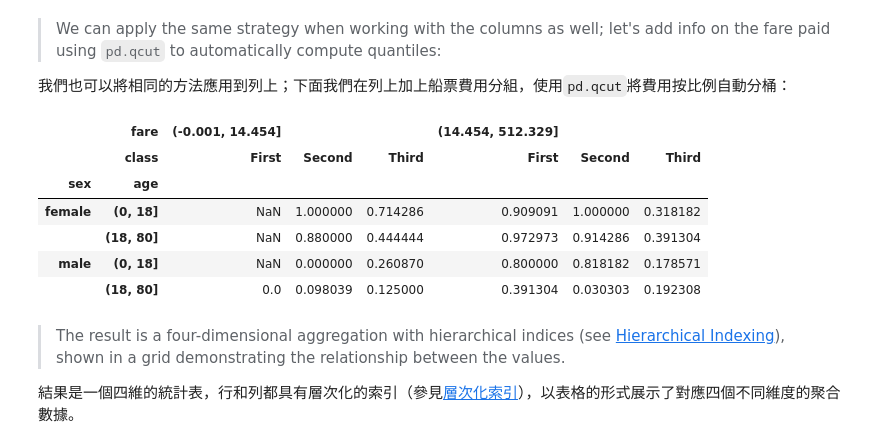
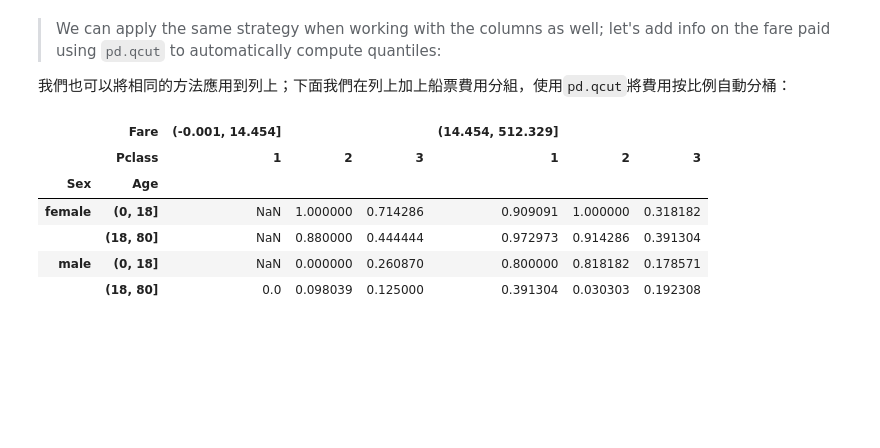
Before and after one commit to juck30808/PandasMaster, a Jupyter notebook: df-Titanic.ipynb, the cells around one changed output. Drawn from its saved outputs; the diff is of its cells as text; code cells hidden in the pictures; blank space fills up the shorter version.

```diff
--- a/df-Titanic.ipynb
+++ b/df-Titanic.ipynb
@@ -84,0 +43,4 @@ titanic.pivot_table('survived', ['sex', age], 'class')
+# %%
+train_df = pd.read_csv('titanic/train.csv')
+test_df = pd.read_csv('titanic/test.csv')
+combine = [train_df, test_df]
@@ -84,0 +271,3 @@ titanic.pivot_table('survived', ['sex', age], 'class')
+# %%
+age = pd.cut(train_df['Age'], [0, 18, 80])
+train_df.pivot_table('Survived', ['Sex', age], 'Pclass')
@@ -87,17 +283,13 @@ titanic.pivot_table('survived', ['sex', age], 'class')
 
 我們也可以將相同的方法應用到列上；下面我們在列上加上船票費用分組，使用`pd.qcut`將費用按比例自動分桶：
 # %%
-fare = pd.qcut(titanic['fare'], 2)
-titanic.pivot_table('survived', ['sex', age], [fare, 'class'])
+fare = pd.qcut(train_df['Fare'], 2)
+train_df.pivot_table('Survived', ['Sex', age], [fare, 'Pclass'])
 # %% [output]
-|  | fare | (-0.001, 14.454] |  |  | (14.454, 512.329] |  |  |
-|  | class | First | Second | Third | First | Second | Third |
-| sex | age |  |  |  |  |  |  |
+|  | Fare | (-0.001, 14.454] |  |  | (14.454, 512.329] |  |  |
+|  | Pclass | 1 | 2 | 3 | 1 | 2 | 3 |
+| Sex | Age |  |  |  |  |  |  |
 | female | (0, 18] | NaN | 1.000000 | 0.714286 | 0.909091 | 1.000000 | 0.318182 |
 |  | (18, 80] | NaN | 0.880000 | 0.444444 | 0.972973 | 0.914286 | 0.391304 |
 | male | (0, 18] | NaN | 0.000000 | 0.260870 | 0.800000 | 0.818182 | 0.178571 |
 |  | (18, 80] | 0.0 | 0.098039 | 0.125000 | 0.391304 | 0.030303 | 0.192308 |
-# %% [markdown]
-> The result is a four-dimensional aggregation with hierarchical indices (see [Hierarchical Indexing](03.05-Hierarchical-Indexing.ipynb)), shown in a grid demonstrating the relationship between the values.
-
-結果是一個四維的統計表，行和列都具有層次化的索引（參見[層次化索引](03.05-Hierarchical-Indexing.ipynb)），以表格的形式展示了對應四個不同維度的聚合數據。
```
Also changed, not shown: parts of 120 cells of this notebook, 4 other files.
